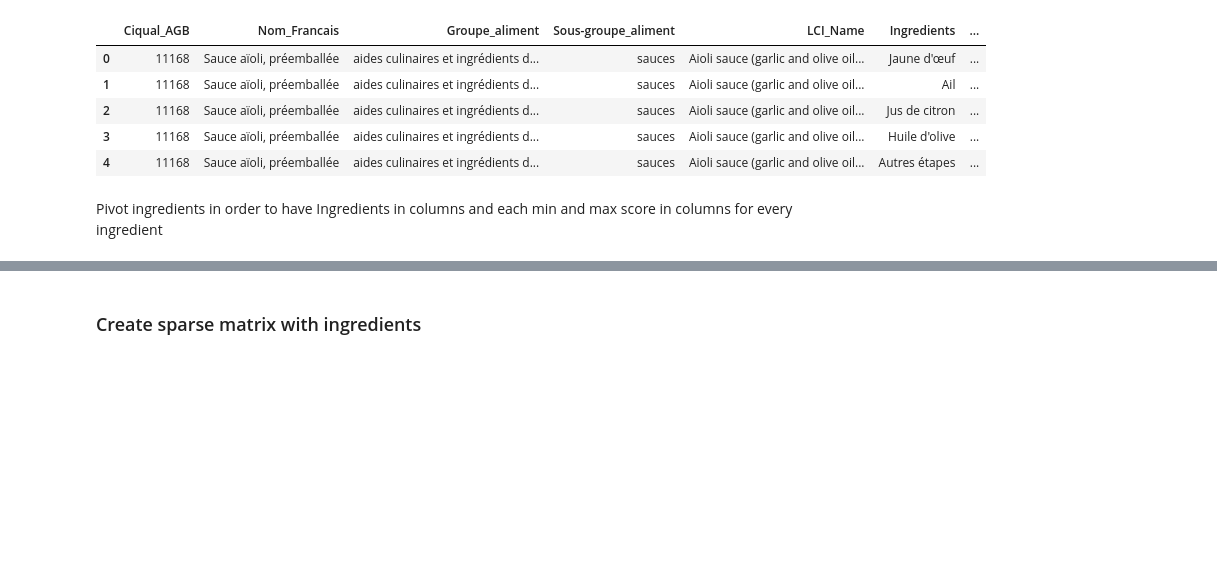
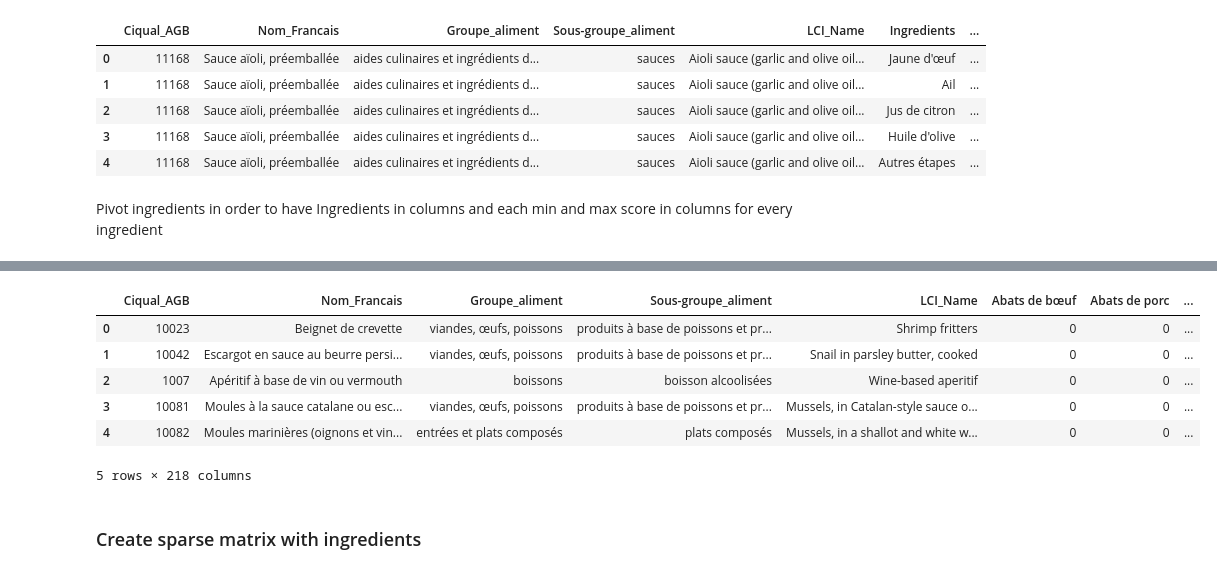
Before and after one commit to pattypooh/agribalyse, a Jupyter notebook: notebooks/02-preprocessing.ipynb, the cells around one changed output, grey strips where cells are left out. Saved outputs shown, nothing was run; the diff lists cells and outputs as text; code cells hidden in the pictures; blank space fills up the shorter version.

```diff
--- a/notebooks/02-preprocessing.ipynb
+++ b/notebooks/02-preprocessing.ipynb
@@ -80,0 +69,7 @@ pivot_subset_ingred.head(5)
+# %%
+subset_ingred = ing_df.loc[:,['Ciqual_AGB', 'Nom_Francais', 'Groupe_aliment', 'Sous-groupe_aliment', 'LCI_Name' , 'Ingredients', 'Score_unique_EF_']]
+subset_ingred.loc[subset_ingred['Score_unique_EF_'] > 0, 'Score_unique_EF_'] = 1
+#subset_ingred = pd.get_dummies(subset_ingred, columns=['Ingredients'], prefix='', prefix_sep='')
+subset_ingred = subset_ingred.fillna(0)
+subset_ingred['Score_unique_EF_'] = subset_ingred['Score_unique_EF_'].astype(np.int16)
+subset_ingred.head(5)
@@ -81,3 +83,19 @@ pivot_subset_ingred.head(5)
+# %%
+pivot_subset_ingred = pd.pivot(subset_ingred, index=['Ciqual_AGB', 'Nom_Francais', 'Groupe_aliment', 'Sous-groupe_aliment', 'LCI_Name'], \
+                               columns='Ingredients', values='Score_unique_EF_').reset_index()
+pivot_subset_ingred = pivot_subset_ingred.rename_axis(None, axis=1)
+numeric_cols = pivot_subset_ingred.select_dtypes(include=np.number).columns
+pivot_subset_ingred = pivot_subset_ingred.fillna(0)
+pivot_subset_ingred[numeric_cols] = pivot_subset_ingred[numeric_cols].astype(int)
+pivot_subset_ingred.head(5)
+# %% [output]
+|  | Ciqual_AGB | Nom_Francais | Groupe_aliment | Sous-groupe_aliment | LCI_Name | Abats de bœuf | Abats de porc | ... |
+| 0 | 10023 | Beignet de crevette | viandes, œufs, poissons | produits à base de poissons et pr... | Shrimp fritters | 0 | 0 | ... |
+| 1 | 10042 | Escargot en sauce au beurre persi... | viandes, œufs, poissons | produits à base de poissons et pr... | Snail in parsley butter, cooked | 0 | 0 | ... |
+| 2 | 1007 | Apéritif à base de vin ou vermouth | boissons | boisson alcoolisées | Wine-based aperitif | 0 | 0 | ... |
+| 3 | 10081 | Moules à la sauce catalane ou esc... | viandes, œufs, poissons | produits à base de poissons et pr... | Mussels, in Catalan-style sauce o... | 0 | 0 | ... |
+| 4 | 10082 | Moules marinières (oignons et vin... | entrées et plats composés | plats composés | Mussels, in a shallot and white w... | 0 | 0 | ... |
+5 rows × 218 columns
 # %% [markdown]
 ### Create sparse matrix with ingredients
 # %%
```
Also changed, not shown: parts of 6 cells of this notebook.
